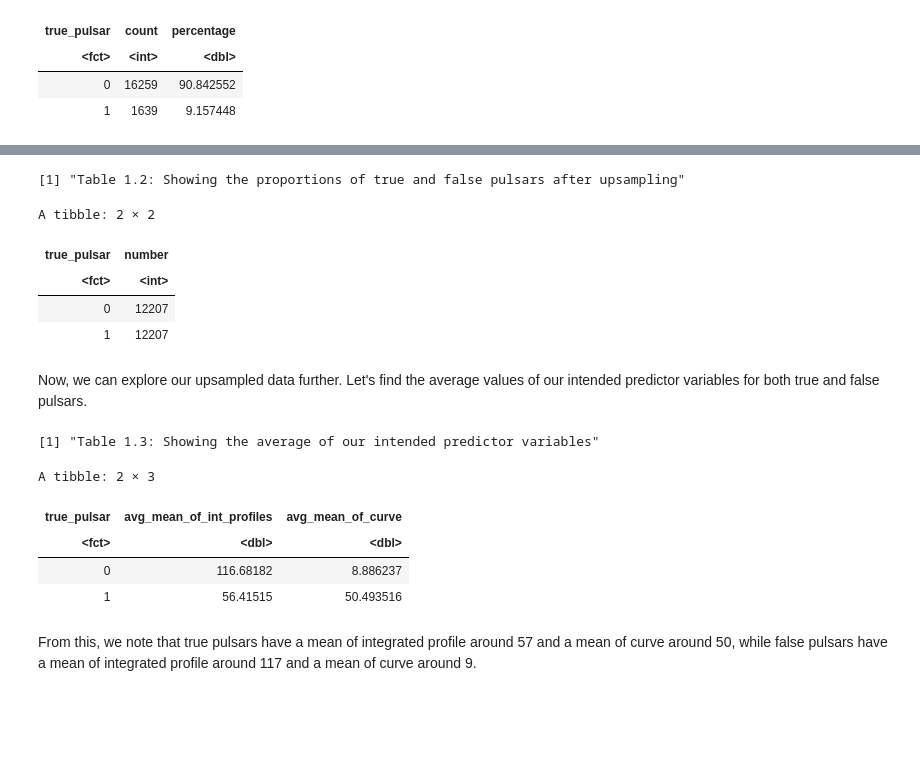
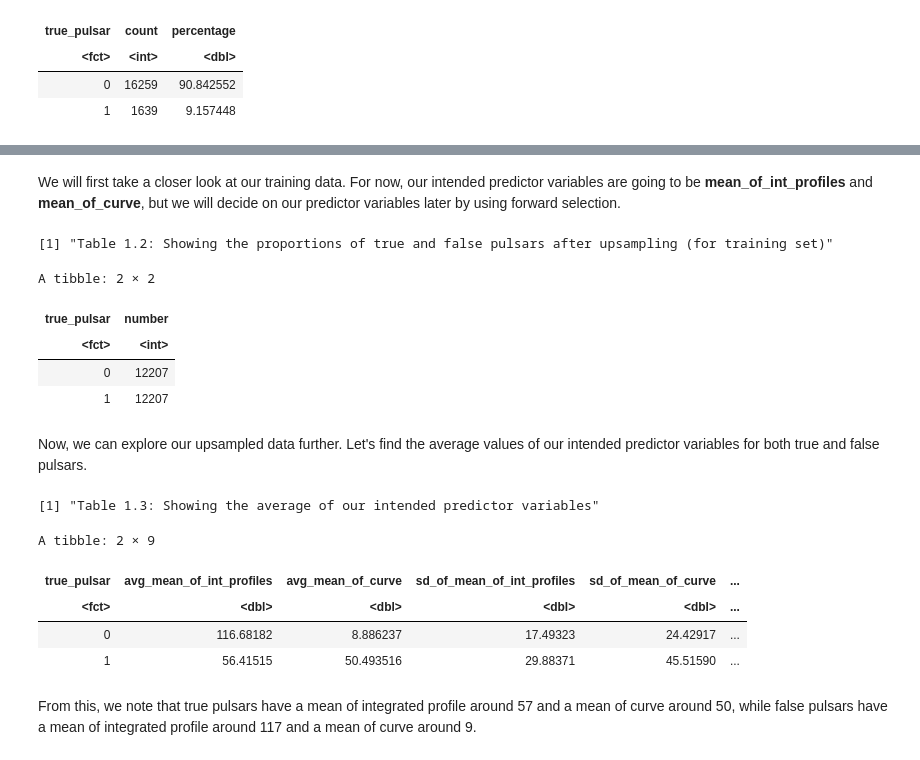
Before and after one commit to HarlH/Classification, a Jupyter notebook: Project_Report.ipynb, the cells around one changed output, grey strips where cells are left out. Saved outputs shown, nothing was run; the diff lists cells and outputs as text; code cells hidden in the pictures; blank space fills up the shorter version.

```diff
--- a/Project_Report.ipynb
+++ b/Project_Report.ipynb
@@ -143,6 +143,8 @@ set.seed(9999)
 pulsar_split <- initial_split(star_data, prop = 0.75, strata = true_pulsar)
 pulsar_train <- training(pulsar_split)
 pulsar_test <- testing(pulsar_split)
+# %% [markdown]
+We will first take a closer look at our training data. For now, our intended predictor variables are going to be **mean_of_int_profiles** and **mean_of_curve**, but we will decide on our predictor variables later by using forward selection.
 # %%
 # Create upsampling recipe
 ups_recipe <- recipe(true_pulsar ~ ., data = pulsar_train) |>
@@ -152,13 +154,13 @@ ups_recipe <- recipe(true_pulsar ~ ., data = pulsar_train) |>
 # Actually using recipe to create upsampled data set
 pulsar_train_upsampled <- bake(ups_recipe, pulsar_train)
 
-print("Table 1.2: Showing the proportions of true and false pulsars after upsampling")
+print("Table 1.2: Showing the proportions of true and false pulsars after upsampling (for training set)")
 
 pulsar_train_upsampled |>
   group_by(true_pulsar) |>
   summarize(number = n())
 # %% [output]
-[1] "Table 1.2: Showing the proportions of true and false pulsars after upsampling"
+[1] "Table 1.2: Showing the proportions of true and false pulsars after upsampling (for training set)"
 A tibble: 2 × 2
 | true_pulsar | number |
 | <fct> | <int> |
@@ -169,20 +171,26 @@ Now, we can explore our upsampled data further. Let's find the average values of
 # %%
 # Creating another table that shows the average of our intended predictor variables
 pulsar_predictors <- pulsar_train_upsampled |>
     group_by(true_pulsar) |>
     summarize(avg_mean_of_int_profiles = mean(mean_of_int_profiles),
-              avg_mean_of_curve = mean(mean_of_curve))
+              avg_mean_of_curve = mean(mean_of_curve),
+              sd_of_mean_of_int_profiles = sd(mean_of_int_profiles),
+              sd_of_mean_of_curve = sd(mean_of_curve),
+              max_mean_of_int_profiles = max(mean_of_int_profiles),
+              max_mean_of_curve = max(mean_of_curve),
+              min_mean_of_int_profiles = min(mean_of_int_profiles),
+              min_mean_of_curve = min(mean_of_curve))
 
 print("Table 1.3: Showing the average of our intended predictor variables")
 
 pulsar_predictors
 # %% [output]
 [1] "Table 1.3: Showing the average of our intended predictor variables"
-A tibble: 2 × 3
+A tibble: 2 × 9
-| true_pulsar | avg_mean_of_int_profiles | avg_mean_of_curve |
-| <fct> | <dbl> | <dbl> |
-| 0 | 116.68182 | 8.886237 |
-| 1 | 56.41515 | 50.493516 |
+| true_pulsar | avg_mean_of_int_profiles | avg_mean_of_curve | sd_of_mean_of_int_profiles | sd_of_mean_of_curve | ... |
+| <fct> | <dbl> | <dbl> | <dbl> | <dbl> | ... |
+| 0 | 116.68182 | 8.886237 | 17.49323 | 24.42917 | ... |
+| 1 | 56.41515 | 50.493516 | 29.88371 | 45.51590 | ... |
 # %% [markdown]
 From this, we note that true pulsars have a mean of integrated profile around 57 and a mean of curve around 50, while false pulsars have a mean of integrated profile around 117 and a mean of curve around 9.
 # %% [markdown]
```
Also changed, not shown: parts of 11 cells of this notebook.
